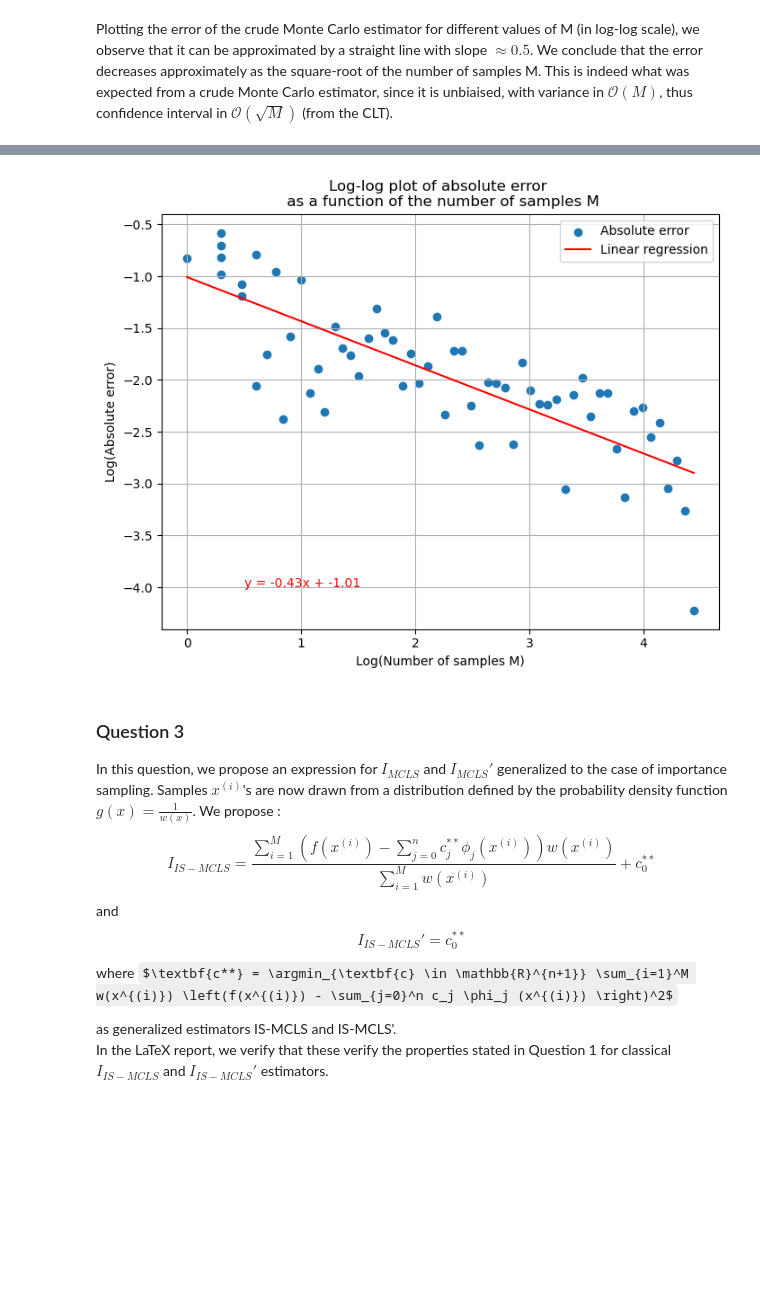
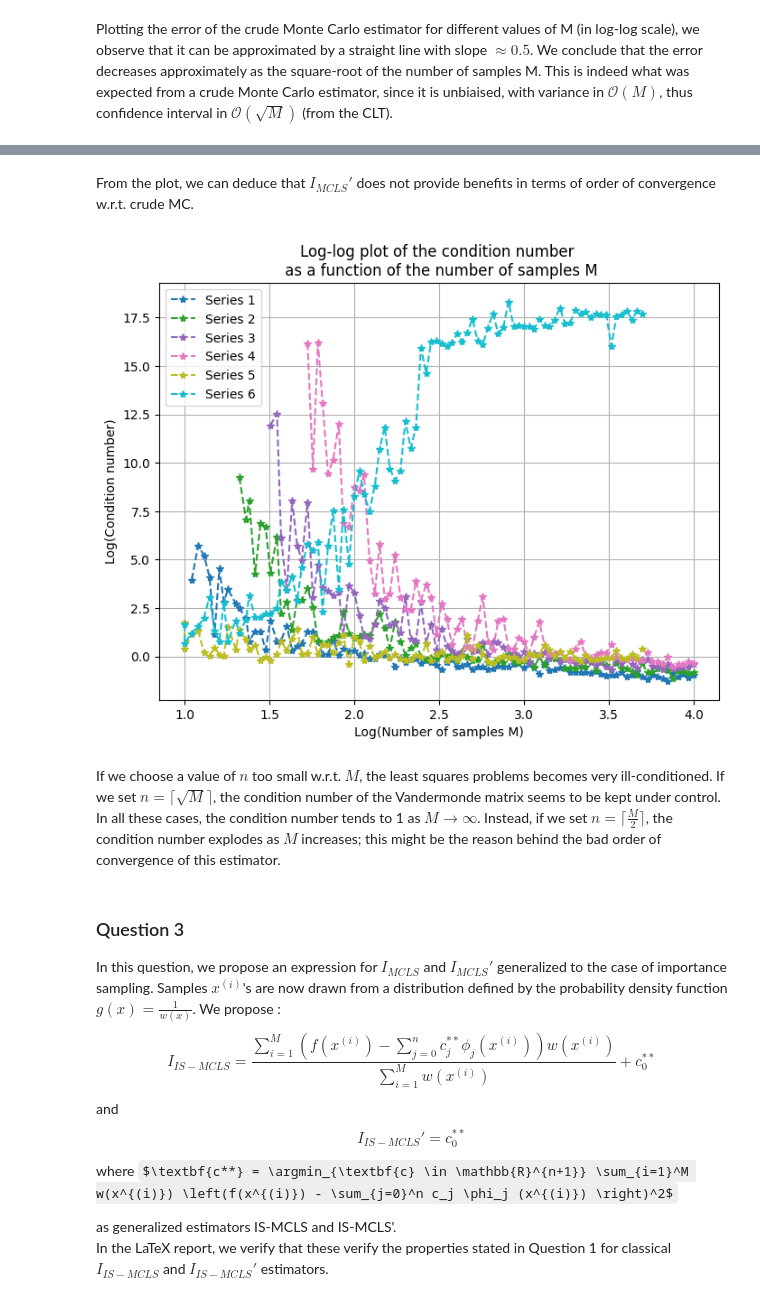
Before and after one commit to FraBet29/stochastic-simulation-project, a Jupyter notebook: notebook.ipynb, the cells around one changed output, grey strips where cells are left out. Saved outputs shown, nothing was run; the diff lists cells and outputs as text; code cells hidden in the pictures; some formulas as TeX source; blank space fills up the shorter version.

```diff
--- a/notebook.ipynb
+++ b/notebook.ipynb
@@ -100,15 +95,0 @@ multiple_loglog_graph(nb_samples, MCLS_prime_estims, ref_value)
-# %%
-ref_value = (1/5) * np.arctan(5)
-N = 60
-nb_samples = [math.ceil(np.power(2, 1/4)**n) for n in range(N)]
-
-# MCLS estimators
-MCLS_estims = np.zeros(N)
-MCLS_prime_estims = np.zeros(N)
-
-for M in range(N):
-    n=1
-    #n = np.ceil(np.sqrt(nb_samples[M])).astype(int)
-    unif_samps = np.random.uniform(0, 1, nb_samples[M])
-    MCLS_estims[M] = MCLS_new(unif_samps, f, n)
-    MCLS_prime_estims[M] = MCLS_prime_new(unif_samps, f)
@@ -120,8 +96,11 @@ loglog_graph(nb_samples, MCLS_estims, ref_value)
-# %%
-# plot log-log graph to see order of the error
-loglog_graph(nb_samples, MCLS_prime_estims, ref_value)
-# %% [output]
-[figure, removed]
+# %% [markdown]
+From the plot, we can deduce that $I_{MCLS}'$ does not provide benefits in terms of order of convergence w.r.t. crude MC.
+# %%
+multiple_cond_loglog_graph(nb_samples, MCLS_cond)
+# %% [output]
+[figure, added]
+# %% [markdown]
+If we choose a value of $n$ too small w.r.t. $M$, the least squares problems becomes very ill-conditioned. If we set $n = \lceil \sqrt M \rceil$, the condition number of the Vandermonde matrix seems to be kept under control. In all these cases, the condition number tends to 1 as $M \to \infty$. Instead, if we set $n = \lceil \frac{M}{2} \rceil$, the condition number explodes as $M$ increases; this might be the reason behind the bad order of convergence of this estimator.
 # %% [markdown]
 ### Question 3
 In this question, we propose an expression for $I_{MCLS}$ and $I_{MCLS}'$ generalized to the case of importance sampling. Samples $x^{(i)}$'s are now drawn from a distribution defined by the probability density function $g(x) = \frac{1}{w(x)}$.
```
Also changed, not shown: parts of 15 cells of this notebook, 1 other file.
